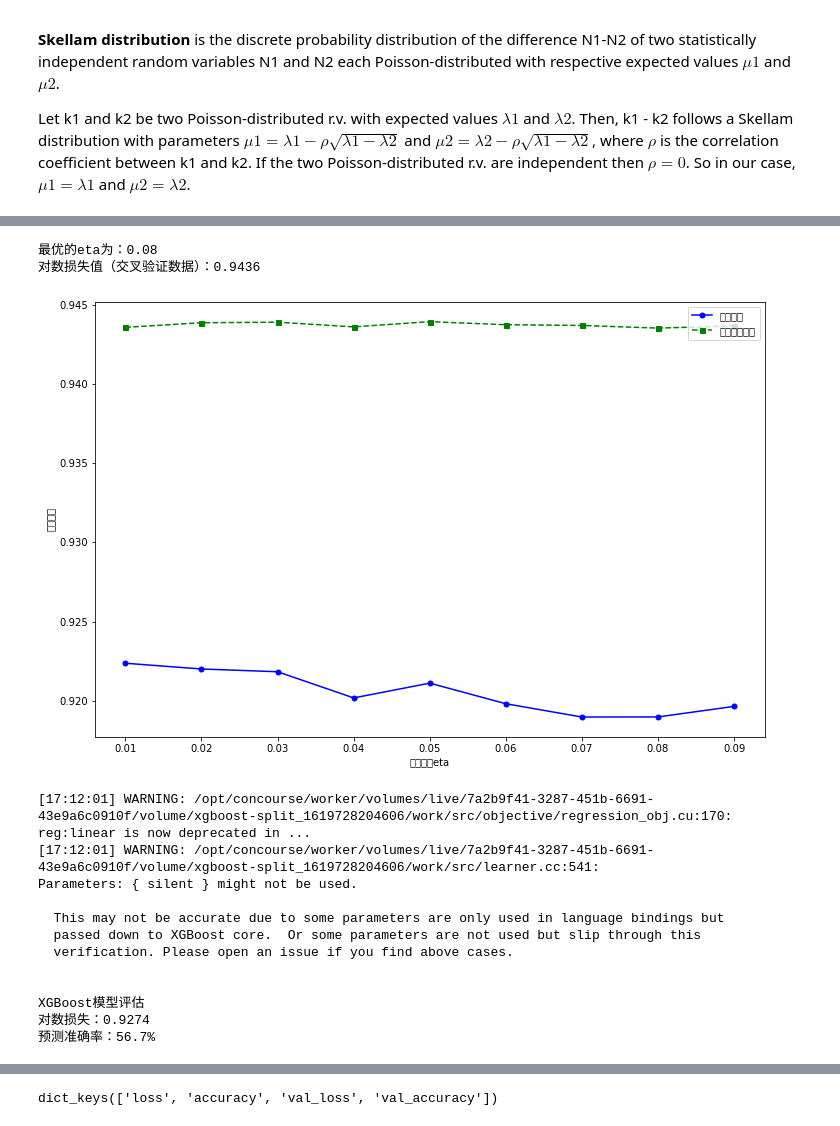
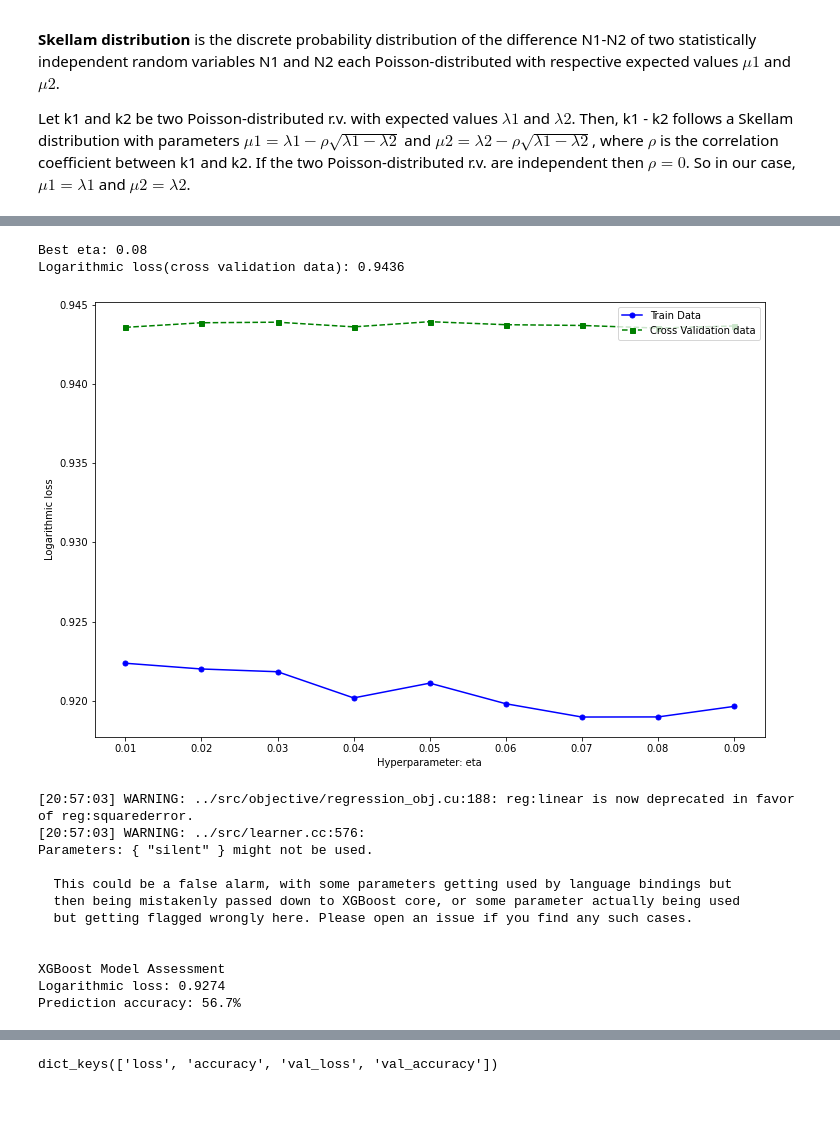
Before and after one commit to bw98/info6105final, a Jupyter notebook: final.ipynb, the cells around one changed output, grey strips where cells are left out. Cells and saved outputs as stored; diff of their text form; code cells hidden in the pictures.

```diff
--- a/final.ipynb
+++ b/final.ipynb
@@ -963,18 +1052,18 @@ Parameters: { silent } might not be used.
 # %%
 plt.figure(figsize=(12, 8))
 plt.plot(parameter_dic[param_tune], np.array(train_mean),
-         color='blue', marker='o', markersize=5, label='训练数据')
+         color='blue', marker='o', markersize=5, label='Train Data')
 plt.plot(parameter_dic[param_tune], np.array(val_mean),
-         color='green', linestyle='--', marker='s', markersize=5, label='交叉验证数据')
-plt.xlabel('超参数：{}'.format(param_tune))
-plt.ylabel('对数损失')
+         color='green', linestyle='--', marker='s', markersize=5, label='Cross Validation data')
+plt.xlabel('Hyperparameter: {}'.format(param_tune))
+plt.ylabel('Logarithmic loss')
 plt.legend(loc='upper right')
-print('最优的{}为：{}'.format(param_tune, parameter_dic[param_tune][np.argmin(val_mean)]))
-print('对数损失值（交叉验证数据）：{:.4f}'.format(np.min(val_mean)))
+print('Best {}: {}'.format(param_tune, parameter_dic[param_tune][np.argmin(val_mean)]))
+print('Logarithmic loss(cross validation data): {:.4f}'.format(np.min(val_mean)))
 # %% [output]
-最优的eta为：0.08
-对数损失值（交叉验证数据）：0.9436
+Best eta: 0.08
+Logarithmic loss(cross validation data): 0.9436
-[figure, old version]
+[figure, new version]
 # %%
 param_reg = {}
 param_reg['objective'] = 'reg:linear'
@@ -1002,22 +1091,22 @@ dtest = xgb.DMatrix(Xtest, label = gdtest)
 Ztest = reg.predict(dtest).reshape(-1,1)
 ytest_prob = clf.predict_proba(Ztest)
 
-print('XGBoost模型评估')
-print('对数损失：{:.4f}'.format(log_loss(ytest, ytest_prob)))
-print('预测准确率：{:.1f}%'.format(accuracy_score(ytest, np.argmax(ytest_prob, axis=1))*100))
+print('XGBoost Model Assessment')
+print('Logarithmic loss: {:.4f}'.format(log_loss(ytest, ytest_prob)))
+print('Prediction accuracy: {:.1f}%'.format(accuracy_score(ytest, np.argmax(ytest_prob, axis=1))*100))
 # %% [output]
-[17:12:01] WARNING: /opt/concourse/worker/volumes/live/7a2b9f41-3287-451b-6691-43e9a6c0910f/volume/xgboost-split_1619728204606/work/src/objective/regression_obj.cu:170: reg:linear is now deprecated in ...
-[17:12:01] WARNING: /opt/concourse/worker/volumes/live/7a2b9f41-3287-451b-6691-43e9a6c0910f/volume/xgboost-split_1619728204606/work/src/learner.cc:541:
-Parameters: { silent } might not be used.
+[20:57:03] WARNING: ../src/objective/regression_obj.cu:188: reg:linear is now deprecated in favor of reg:squarederror.
+[20:57:03] WARNING: ../src/learner.cc:576:
+Parameters: { "silent" } might not be used.
 
-  This may not be accurate due to some parameters are only used in language bindings but
-  passed down to XGBoost core.  Or some parameters are not used but slip through this
-  verification. Please open an issue if you find above cases.
+  This could be a false alarm, with some parameters getting used by language bindings but
+  then being mistakenly passed down to XGBoost core, or some parameter actually being used
+  but getting flagged wrongly here. Please open an issue if you find any such cases.
 
 
-XGBoost模型评估
-对数损失：0.9274
-预测准确率：56.7%
+XGBoost Model Assessment
+Logarithmic loss: 0.9274
+Prediction accuracy: 56.7%
 # %% [markdown]
 ## Random Forest
 
```
Also changed, not shown: parts of 32 cells of this notebook, 6 other files.
